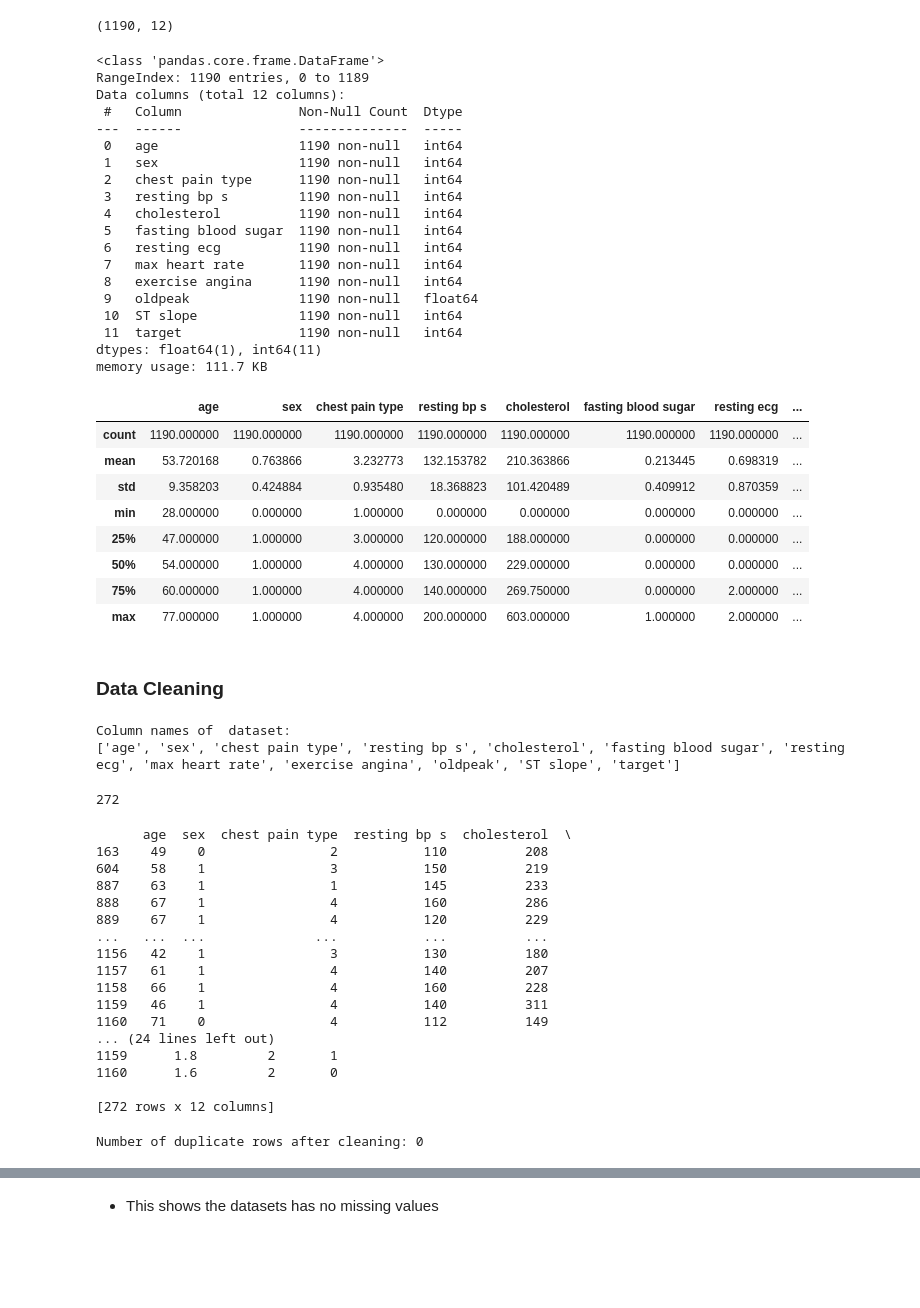
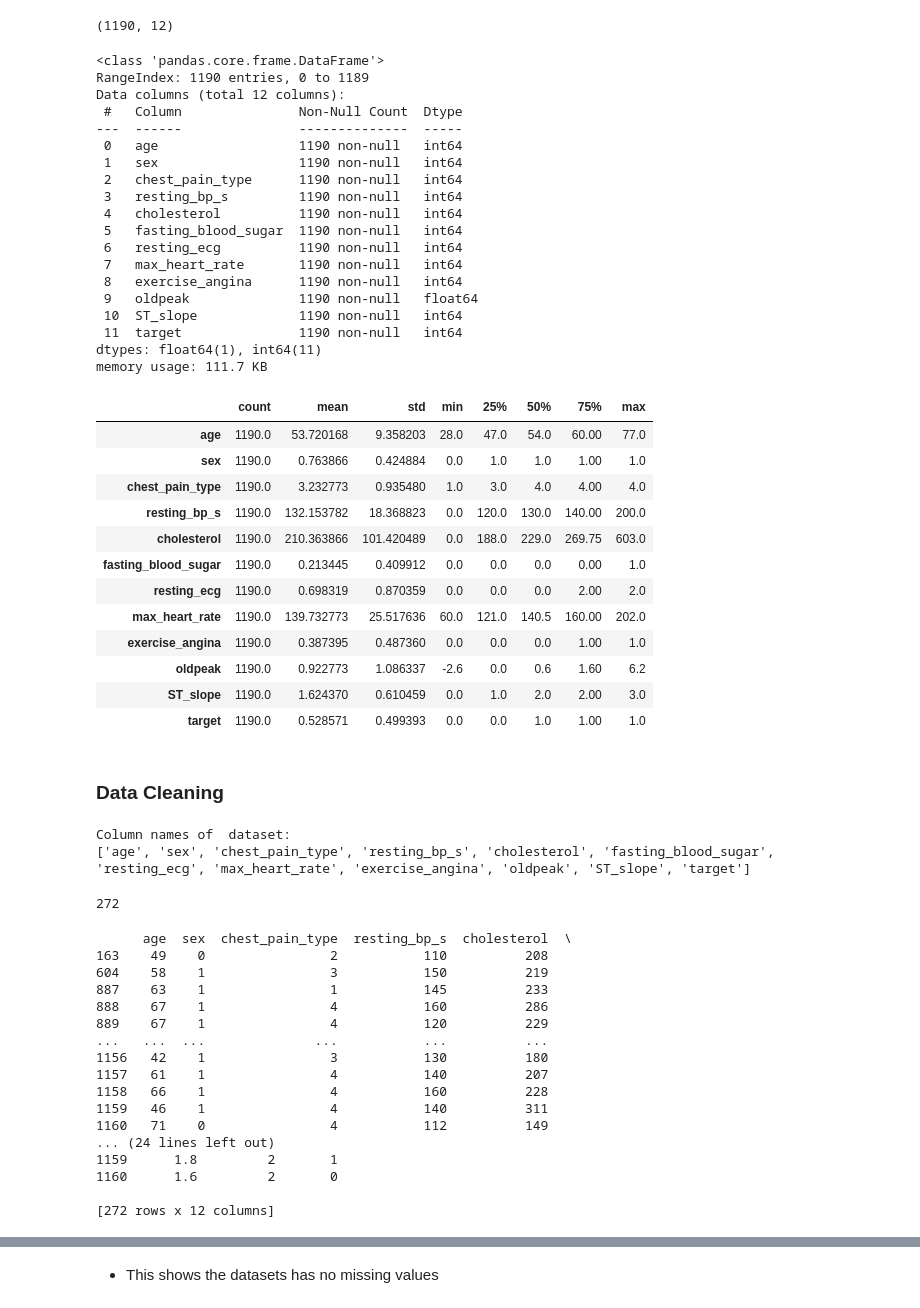
Before and after one commit to kiptochmike/Heart_disease, a Jupyter notebook: heart_disease.ipynb, the cells around one changed output, grey strips where cells are left out. Cells and saved outputs as stored; diff of their text form; code cells hidden in the pictures; blank space fills up the shorter version.

```diff
--- a/heart_disease.ipynb
+++ b/heart_disease.ipynb
@@ -74,8 +74,8 @@ import seaborn as sns
 # %% [markdown]
 ### Loading the datasets
 # %%
-Heart = pd.read_csv('heart_disease_dataset.csv')
-Heart.head()
+heart = pd.read_csv('heart_disease_dataset.csv')
+heart.head()
 # %% [output]
 |  | age | sex | chest pain type | resting bp s | cholesterol | fasting blood sugar | resting ecg | ... |
 | 0 | 40 | 1 | 2 | 140 | 289 | 0 | 0 | ... |
@@ -83,3 +83,7 @@ Heart.head()
 | 2 | 37 | 1 | 2 | 130 | 283 | 0 | 1 | ... |
 | 3 | 48 | 0 | 4 | 138 | 214 | 0 | 0 | ... |
 | 4 | 54 | 1 | 3 | 150 | 195 | 0 | 0 | ... |
+# %%
+# Replace spaces with underscores in column names
+heart.columns = [col.replace(' ', '_') for col in heart.columns]
+heart.head()
@@ -90,7 +101,7 @@ Heart.shape
 (1190, 12)
 # %%
 #check info of the dataset
-Heart.info()
+heart.info()
 # %% [output]
 <class 'pandas.core.frame.DataFrame'>
 RangeIndex: 1190 entries, 0 to 1189
@@ -99,40 +110,43 @@ Data columns (total 12 columns):
 ---  ------               --------------  -----
  0   age                  1190 non-null   int64
  1   sex                  1190 non-null   int64
- 2   chest pain type      1190 non-null   int64
- 3   resting bp s         1190 non-null   int64
+ 2   chest_pain_type      1190 non-null   int64
+ 3   resting_bp_s         1190 non-null   int64
  4   cholesterol          1190 non-null   int64
- 5   fasting blood sugar  1190 non-null   int64
- 6   resting ecg          1190 non-null   int64
- 7   max heart rate       1190 non-null   int64
- 8   exercise angina      1190 non-null   int64
+ 5   fasting_blood_sugar  1190 non-null   int64
+ 6   resting_ecg          1190 non-null   int64
+ 7   max_heart_rate       1190 non-null   int64
+ 8   exercise_angina      1190 non-null   int64
  9   oldpeak              1190 non-null   float64
- 10  ST slope             1190 non-null   int64
+ 10  ST_slope             1190 non-null   int64
  11  target               1190 non-null   int64
 dtypes: float64(1), int64(11)
 memory usage: 111.7 KB
 # %%
 # Description of the data
-
-Heart.describe()
+heart.describe().T
 # %% [output]
-|  | age | sex | chest pain type | resting bp s | cholesterol | fasting blood sugar | resting ecg | ... |
-| count | 1190.000000 | 1190.000000 | 1190.000000 | 1190.000000 | 1190.000000 | 1190.000000 | 1190.000000 | ... |
-| mean | 53.720168 | 0.763866 | 3.232773 | 132.153782 | 210.363866 | 0.213445 | 0.698319 | ... |
-| std | 9.358203 | 0.424884 | 0.935480 | 18.368823 | 101.420489 | 0.409912 | 0.870359 | ... |
-| min | 28.000000 | 0.000000 | 1.000000 | 0.000000 | 0.000000 | 0.000000 | 0.000000 | ... |
-| 25% | 47.000000 | 1.000000 | 3.000000 | 120.000000 | 188.000000 | 0.000000 | 0.000000 | ... |
-| 50% | 54.000000 | 1.000000 | 4.000000 | 130.000000 | 229.000000 | 0.000000 | 0.000000 | ... |
-| 75% | 60.000000 | 1.000000 | 4.000000 | 140.000000 | 269.750000 | 0.000000 | 2.000000 | ... |
-| max | 77.000000 | 1.000000 | 4.000000 | 200.000000 | 603.000000 | 1.000000 | 2.000000 | ... |
+|  | count | mean | std | min | 25% | 50% | 75% | max |
+| age | 1190.0 | 53.720168 | 9.358203 | 28.0 | 47.0 | 54.0 | 60.00 | 77.0 |
+| sex | 1190.0 | 0.763866 | 0.424884 | 0.0 | 1.0 | 1.0 | 1.00 | 1.0 |
+| chest_pain_type | 1190.0 | 3.232773 | 0.935480 | 1.0 | 3.0 | 4.0 | 4.00 | 4.0 |
+| resting_bp_s | 1190.0 | 132.153782 | 18.368823 | 0.0 | 120.0 | 130.0 | 140.00 | 200.0 |
+| cholesterol | 1190.0 | 210.363866 | 101.420489 | 0.0 | 188.0 | 229.0 | 269.75 | 603.0 |
+| fasting_blood_sugar | 1190.0 | 0.213445 | 0.409912 | 0.0 | 0.0 | 0.0 | 0.00 | 1.0 |
+| resting_ecg | 1190.0 | 0.698319 | 0.870359 | 0.0 | 0.0 | 0.0 | 2.00 | 2.0 |
+| max_heart_rate | 1190.0 | 139.732773 | 25.517636 | 60.0 | 121.0 | 140.5 | 160.00 | 202.0 |
+| exercise_angina | 1190.0 | 0.387395 | 0.487360 | 0.0 | 0.0 | 0.0 | 1.00 | 1.0 |
+| oldpeak | 1190.0 | 0.922773 | 1.086337 | -2.6 | 0.0 | 0.6 | 1.60 | 6.2 |
+| ST_slope | 1190.0 | 1.624370 | 0.610459 | 0.0 | 1.0 | 2.0 | 2.00 | 3.0 |
+| target | 1190.0 | 0.528571 | 0.499393 | 0.0 | 0.0 | 1.0 | 1.00 | 1.0 |
 # %% [markdown]
 ### Data Cleaning
 # %%
 # Checking the column names  in the dataset
 print("Column names of  dataset:")
-print(list(Heart.columns))
+print(list(heart.columns))
 # %% [output]
 Column names of  dataset:
-['age', 'sex', 'chest pain type', 'resting bp s', 'cholesterol', 'fasting blood sugar', 'resting ecg', 'max heart rate', 'exercise angina', 'oldpeak', 'ST slope', 'target']
+['age', 'sex', 'chest_pain_type', 'resting_bp_s', 'cholesterol', 'fasting_blood_sugar', 'resting_ecg', 'max_heart_rate', 'exercise_angina', 'oldpeak', 'ST_slope', 'target']
 # %%
 # Check for duplicates
@@ -141,10 +155,10 @@ Heart.duplicated().sum()
 272
 # %%
 # View duplicate rows
-duplicates = Heart[Heart.duplicated()]
+duplicates = heart[heart.duplicated()]
 print(duplicates)
 # %% [output]
-      age  sex  chest pain type  resting bp s  cholesterol  \
+      age  sex  chest_pain_type  resting_bp_s  cholesterol  \
 163    49    0                2           110          208
 604    58    1                3           150          219
 887    63    1                1           145          233
@@ -161,12 +175,3 @@ print(duplicates)
 1160      1.6         2       0
 
 [272 rows x 12 columns]
-# %%
-# Remove duplicates
-Heart= Heart.drop_duplicates()
-
-# Verify removal
-duplicate_count_after = Heart.duplicated().sum()
-print(f"Number of duplicate rows after cleaning: {duplicate_count_after}")
-# %% [output]
-Number of duplicate rows after cleaning: 0
```
Also changed, not shown: parts of 18 cells of this notebook.
